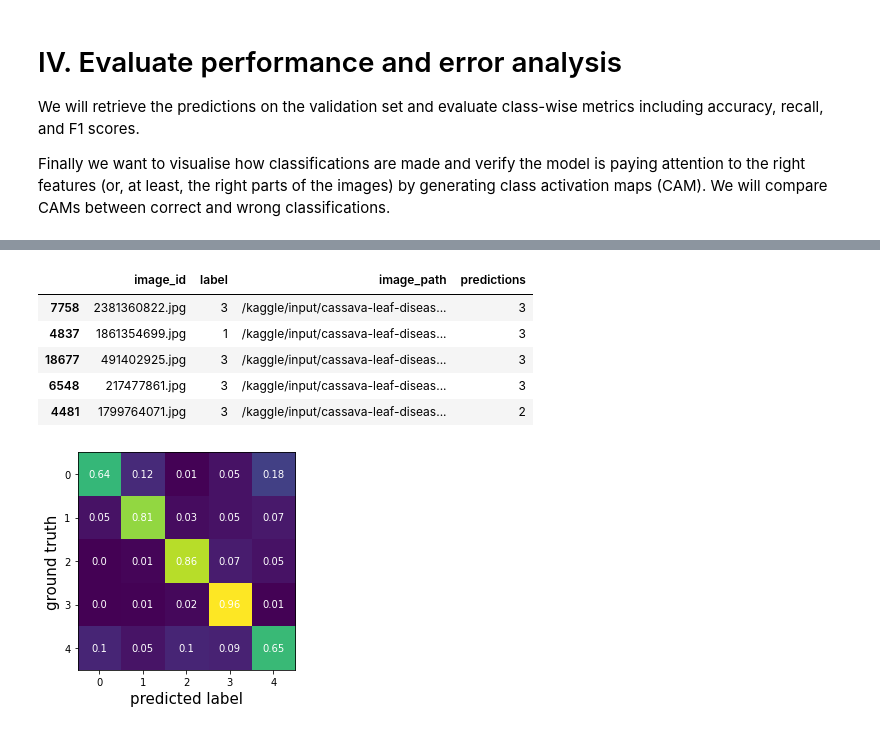
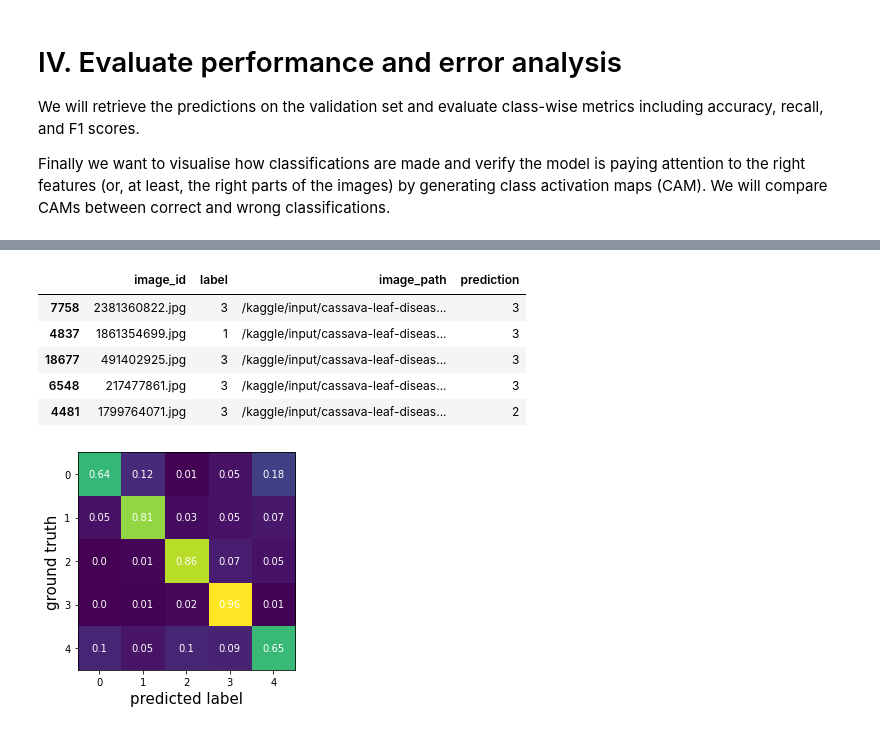
Before and after one commit to fudw/cassava-diseases-classification, a Jupyter notebook: cassava-diseases-classification-tf.ipynb, the cells around one changed output, grey strips where cells are left out. Saved outputs shown, nothing was run; the diff lists cells and outputs as text; code cells hidden in the pictures.

```diff
--- a/cassava-diseases-classification-tf.ipynb
+++ b/cassava-diseases-classification-tf.ipynb
@@ -430,9 +436,10 @@ ValueError: Unable to coerce to Series, length must be 3: given 2140
 # %%
+# attach predictions to a copy of the validation dataframe
 val_pred_df = val_images_df.copy()
-val_pred_df['predictions'] = pd.Series(val_y, index = val_pred_df.index)
+val_pred_df['prediction'] = pd.Series(val_y, index = val_pred_df.index)
 val_pred_df.head()
 # %% [output]
-|  | image_id | label | image_path | predictions |
+|  | image_id | label | image_path | prediction |
 | 7758 | 2381360822.jpg | 3 | /kaggle/input/cassava-leaf-diseas... | 3 |
 | 4837 | 1861354699.jpg | 1 | /kaggle/input/cassava-leaf-diseas... | 3 |
 | 18677 | 491402925.jpg | 3 | /kaggle/input/cassava-leaf-diseas... | 3 |
```
Also changed, not shown: parts of 20 cells of this notebook.
